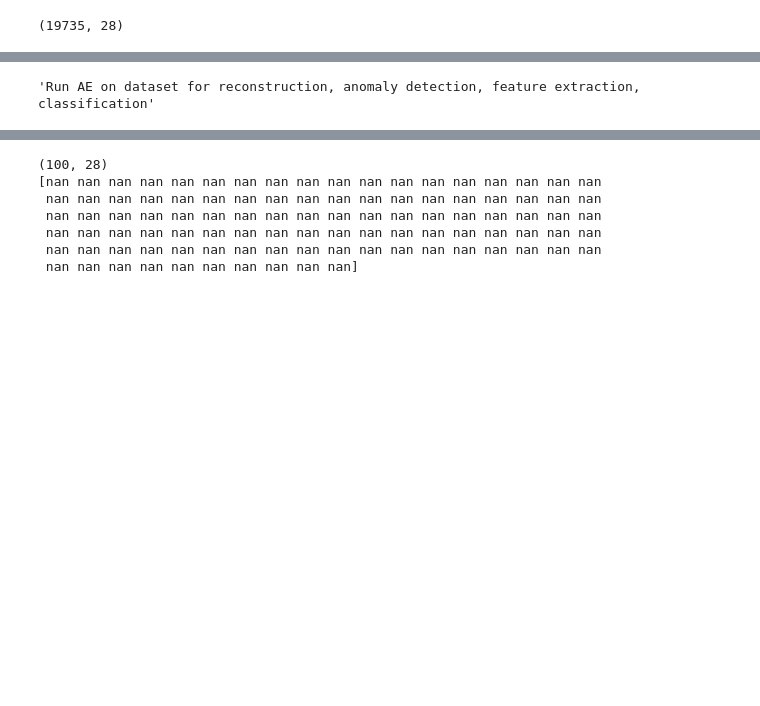
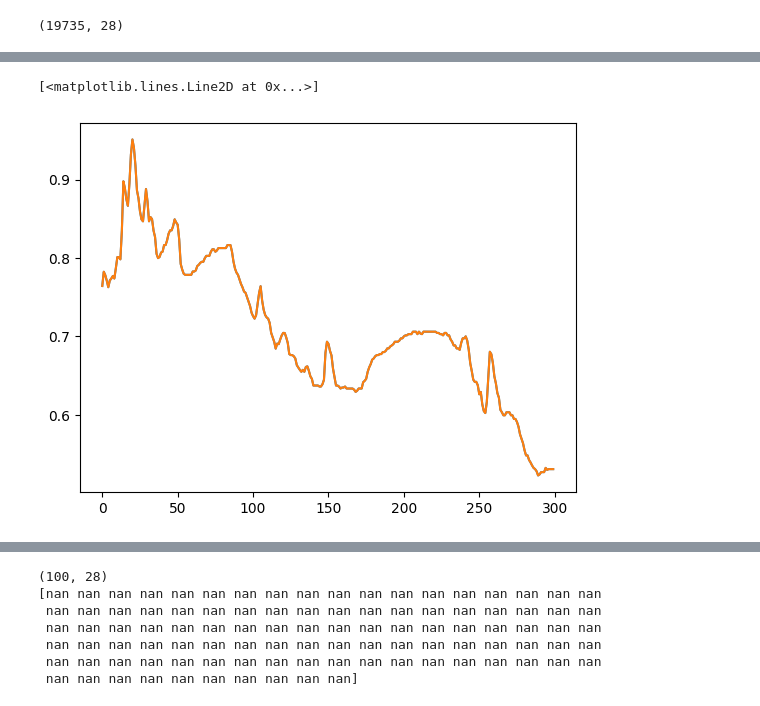
Before and after one commit to abiadf/silofuse_timeseries, a Jupyter notebook: silofuse_notebook.ipynb, the cells around one changed output, grey strips where cells are left out. Drawn from its saved outputs; the diff is of its cells as text; code cells hidden in the pictures; blank space fills up the shorter version.

```diff
--- a/silofuse_notebook.ipynb
+++ b/silofuse_notebook.ipynb
@@ -81,18 +101,19 @@ train_dataset, val_dataset = random_split(dataset, [train_size, valid_size])
 # %%
 """Run AE on dataset for reconstruction, anomaly detection, feature extraction, classification"""
 
-# autoencoder.eval()
-# autoencoder.to(device)
+autoencoder.eval()
+autoencoder.to(device)
 
-# with torch.no_grad():
-#     X_input = X_tensor.to(device)
-#     X_reconstructed = autoencoder(X_input).cpu().numpy()
+with torch.no_grad():
+    X_input = X_tensor.to(device)
+    X_reconstructed = autoencoder(X_input).cpu().numpy()
 
-# variate_to_plot = 9
-# plt.plot(X_scaled[:300, variate_to_plot])
-# plt.plot(X_reconstructed[:300, variate_to_plot])
+variate_to_plot = 9
+plt.plot(X_scaled[:300, variate_to_plot])
+plt.plot(X_reconstructed[:300, variate_to_plot])
 # %% [output]
-'Run AE on dataset for reconstruction, anomaly detection, feature extraction, classification'
+[<matplotlib.lines.Line2D at 0x...>]
+[figure, added]
 # %%
 """Evaluate AE reconstruction"""
 
```
Also changed, not shown: parts of 7 cells of this notebook, 1 other file.
